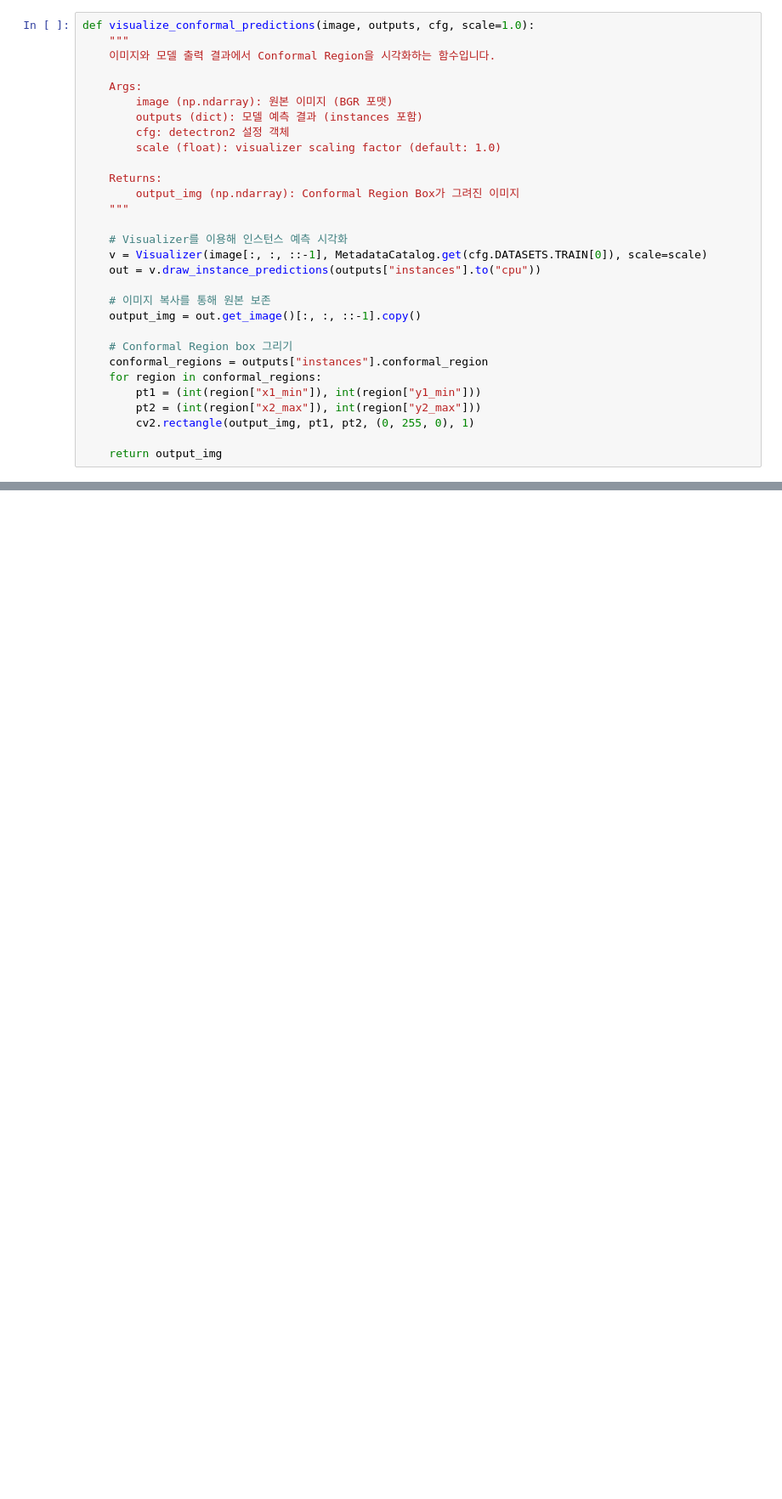
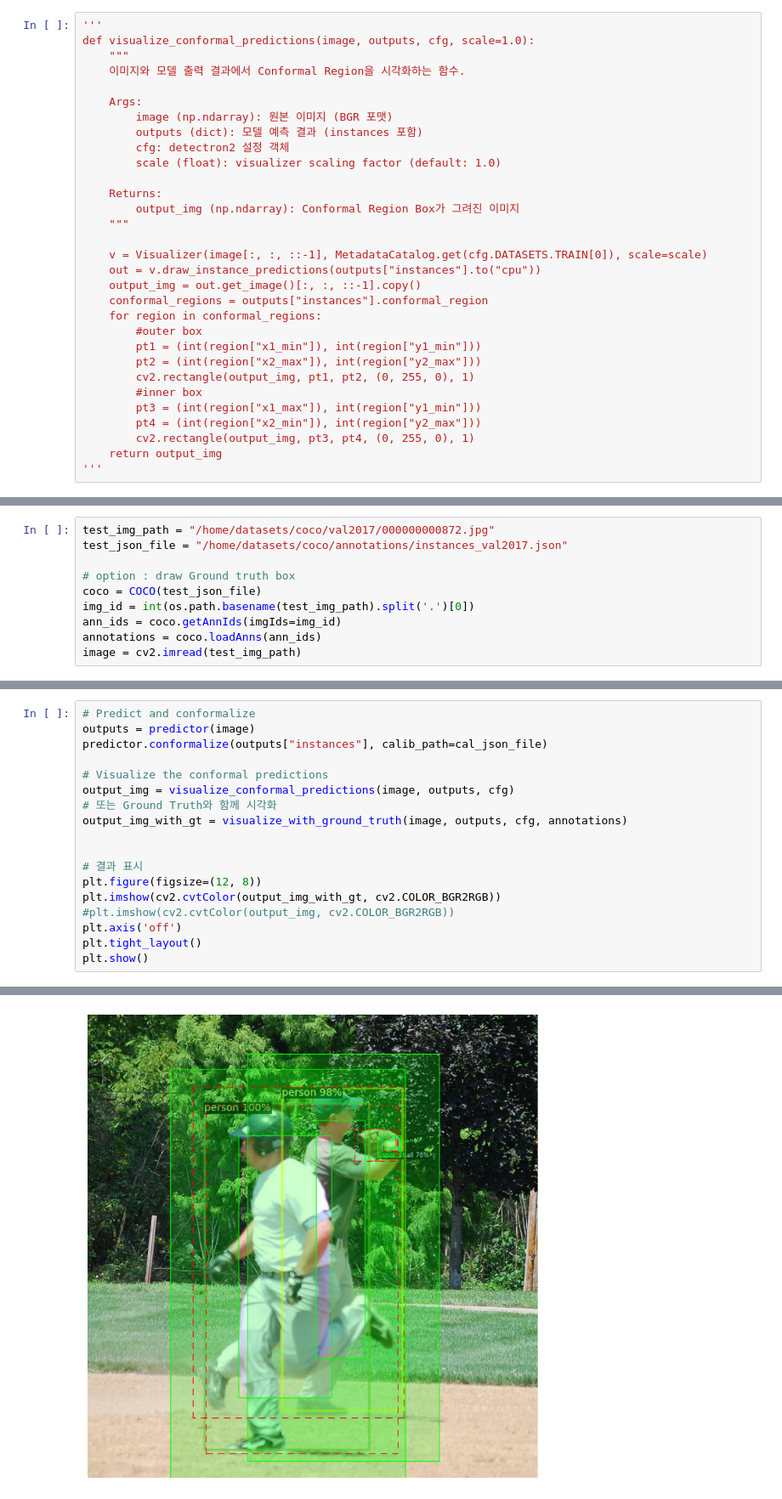
Before and after one commit to garylee87/Conformal_Predictor, a Jupyter notebook: tutorial copy.ipynb, the cells around one changed output, grey strips where cells are left out. Shown at 85% size. Saved outputs shown, nothing was run; the diff lists cells and outputs as text; blank space fills up the shorter version.

Commit message:
innerbox bug fix

```diff
--- a/tutorial copy.ipynb
+++ b/tutorial copy.ipynb
@@ -51,7 +62,8 @@ Loaded calibration data
 # %%
+'''
 def visualize_conformal_predictions(image, outputs, cfg, scale=1.0):
     """
-    이미지와 모델 출력 결과에서 Conformal Region을 시각화하는 함수입니다.
+    이미지와 모델 출력 결과에서 Conformal Region을 시각화하는 함수.
 
     Args:
         image (np.ndarray): 원본 이미지 (BGR 포맷)
@@ -63,18 +75,18 @@ def visualize_conformal_predictions(image, outputs, cfg, scale=1.0):
         output_img (np.ndarray): Conformal Region Box가 그려진 이미지
     """
 
-    # Visualizer를 이용해 인스턴스 예측 시각화
     v = Visualizer(image[:, :, ::-1], MetadataCatalog.get(cfg.DATASETS.TRAIN[0]), scale=scale)
     out = v.draw_instance_predictions(outputs["instances"].to("cpu"))
-
-    # 이미지 복사를 통해 원본 보존
     output_img = out.get_image()[:, :, ::-1].copy()
-
-    # Conformal Region box 그리기
     conformal_regions = outputs["instances"].conformal_region
     for region in conformal_regions:
+        #outer box
         pt1 = (int(region["x1_min"]), int(region["y1_min"]))
         pt2 = (int(region["x2_max"]), int(region["y2_max"]))
         cv2.rectangle(output_img, pt1, pt2, (0, 255, 0), 1)
-
+        #inner box
+        pt3 = (int(region["x1_max"]), int(region["y1_min"]))
+        pt4 = (int(region["x2_min"]), int(region["y2_max"]))
+        cv2.rectangle(output_img, pt3, pt4, (0, 255, 0), 1)
     return output_img
+'''
@@ -112,0 +95,10 @@ tensor(302.0465, device='cuda:0') tensor(356.6332, device='cuda:0') tensor(363.8
+# %%
+test_img_path = "/home/datasets/coco/val2017/000000000872.jpg"
+test_json_file = "/home/datasets/coco/annotations/instances_val2017.json"
+
+# option : draw Ground truth box
+coco = COCO(test_json_file)
+img_id = int(os.path.basename(test_img_path).split('.')[0])
+ann_ids = coco.getAnnIds(imgIds=img_id)
+annotations = coco.loadAnns(ann_ids)
+image = cv2.imread(test_img_path)
@@ -112,0 +110,19 @@ tensor(302.0465, device='cuda:0') tensor(356.6332, device='cuda:0') tensor(363.8
+# %%
+# Predict and conformalize
+outputs = predictor(image)
+predictor.conformalize(outputs["instances"], calib_path=cal_json_file)
+
+# Visualize the conformal predictions
+output_img = visualize_conformal_predictions(image, outputs, cfg)
+# 또는 Ground Truth와 함께 시각화
+output_img_with_gt = visualize_with_ground_truth(image, outputs, cfg, annotations)
+
+
+# 결과 표시
+plt.figure(figsize=(12, 8))
+plt.imshow(cv2.cvtColor(output_img_with_gt, cv2.COLOR_BGR2RGB))
+#plt.imshow(cv2.cvtColor(output_img, cv2.COLOR_BGR2RGB))
+plt.axis('off')
+plt.tight_layout()
+plt.show()
+# %% [output]
@@ -112,0 +136 @@ tensor(302.0465, device='cuda:0') tensor(356.6332, device='cuda:0') tensor(363.8
+[figure, added]
```
Also changed, not shown: parts of 11 cells of this notebook, 8 other files.
